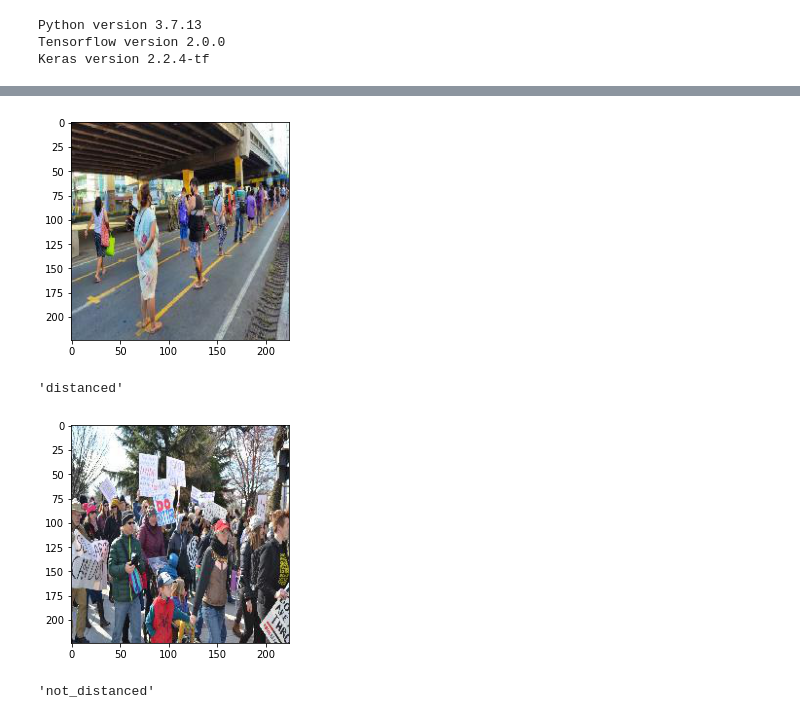
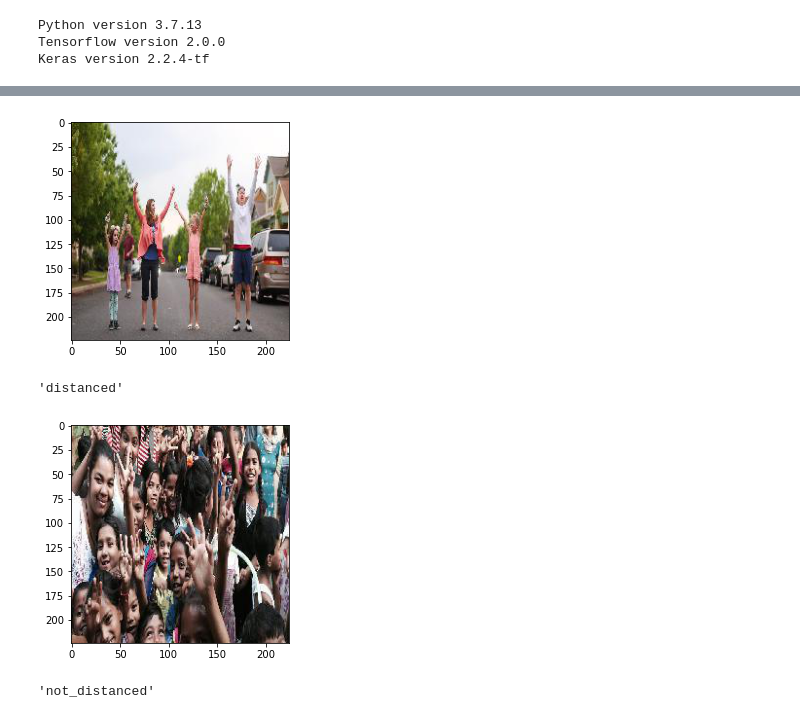
Before and after one commit to laurthompson0/cs665-final, a Jupyter notebook: combined_features_transfer.ipynb, the cells around one changed output, grey strips where cells are left out. Cells and saved outputs as stored; diff of their text form; code cells hidden in the pictures.

```diff
--- a/combined_features_transfer.ipynb
+++ b/combined_features_transfer.ipynb
@@ -210,9 +265,9 @@ dict_keys(['loss', 'accuracy', 'val_loss', 'val_accuracy'])
 # %%
-test_img = get_image('data/test/images/1247.jpg')
+test_img = get_image('data/test/images/1511.jpg')
 plt.imshow(np.uint8(test_img))
 plt.show()
 # %% [output]
-[figure, old version]
+[figure, new version]
 # %%
 image_batch = np.expand_dims(test_img, axis=0)
 image_batch = np.copy(image_batch)
@@ -230,11 +285,11 @@ classes[pos]
 # %% [output]
 'distanced'
 # %%
-test_img = get_image('data/test/images/1232.jpg')
+test_img = get_image('data/test/images/1566.jpg')
 plt.imshow(np.uint8(test_img))
 plt.show()
 # %% [output]
-[figure, old version]
+[figure, new version]
 # %%
 image_batch = np.expand_dims(test_img, axis=0)
 image_batch = np.copy(image_batch)
```
Also changed, not shown: parts of 35 cells of this notebook, 23 other files.
